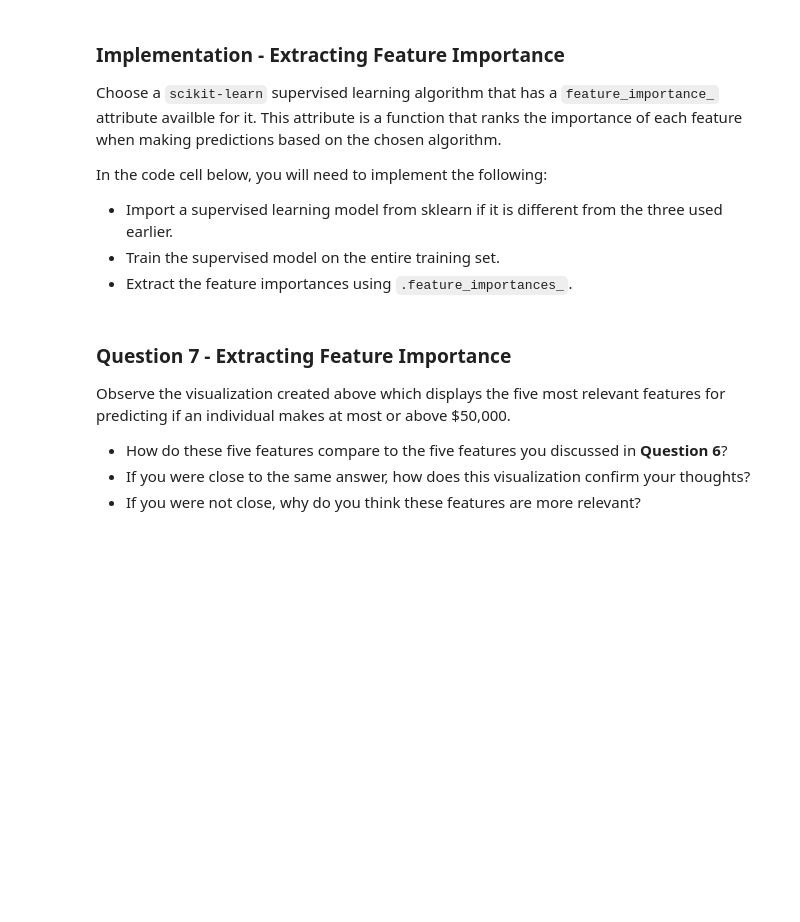
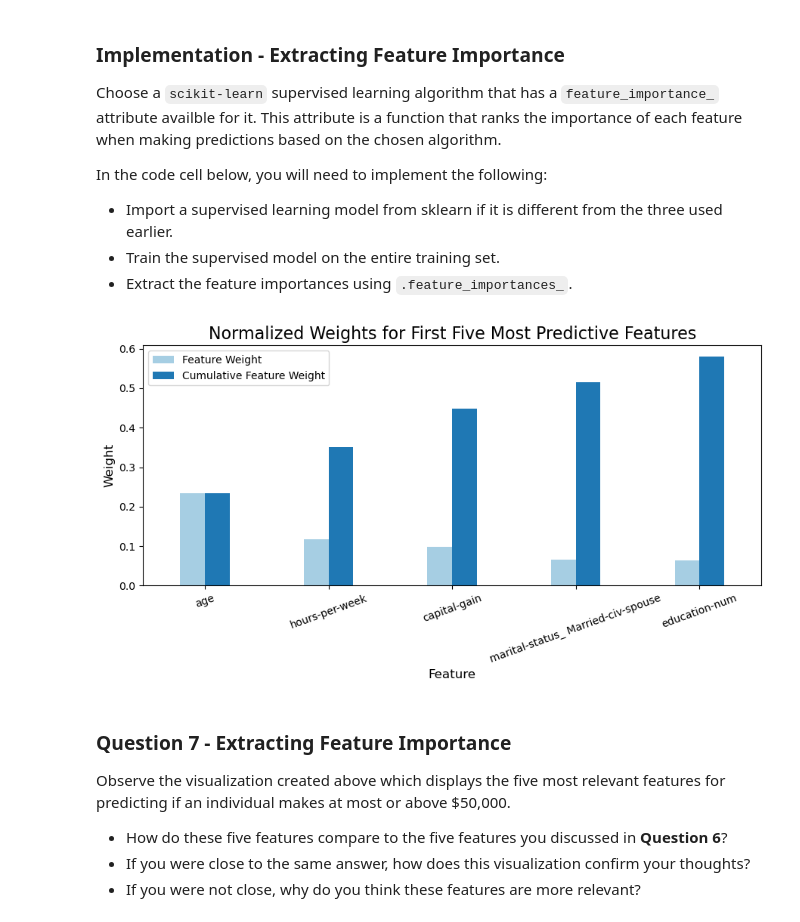
Before and after one commit to jehadadhame/supervised-learning-project, a Jupyter notebook: starter/finding_donors.ipynb, the cells around one changed output. Saved outputs shown, nothing was run; the diff lists cells and outputs as text; code cells hidden in the pictures; blank space fills up the shorter version.

```diff
--- a/starter/finding_donors.ipynb
+++ b/starter/finding_donors.ipynb
@@ -680,16 +726,18 @@ In the code cell below, you will need to implement the following:
  - Extract the feature importances using `.feature_importances_`.
 # %%
 # TODO: Import a supervised learning model that has 'feature_importances_'
-
+# every model that we used is imported before
 
 # TODO: Train the supervised model on the training set using .fit(X_train, y_train)
-model = None
-
+model = RandomForestClassifier()
+model.fit(X_train, y_train)
 # TODO: Extract the feature importances using .feature_importances_
-importances = None
+importances = model.feature_importances_
 
 # Plot
 vs.feature_plot(importances, X_train, y_train)
+# %% [output]
+[figure, added]
 # %% [markdown]
 ### Question 7 - Extracting Feature Importance
 
```
Also changed, not shown: parts of 18 cells of this notebook.
